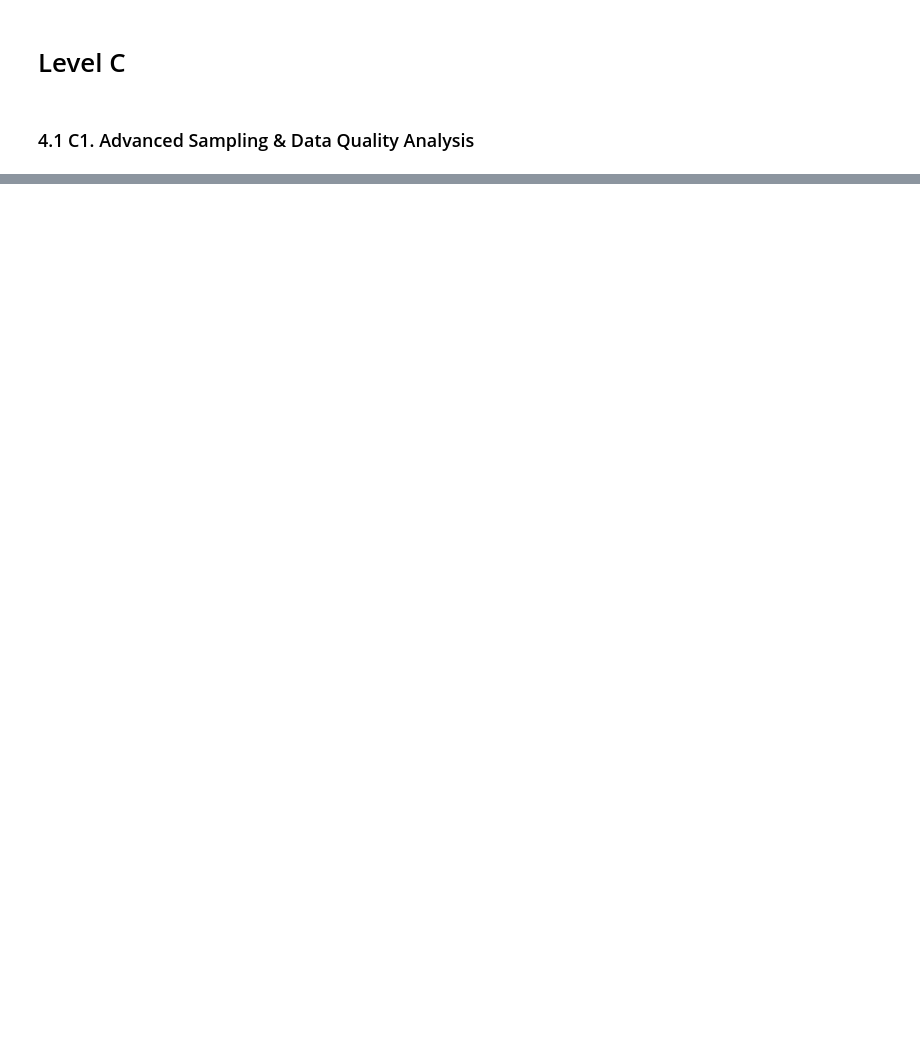
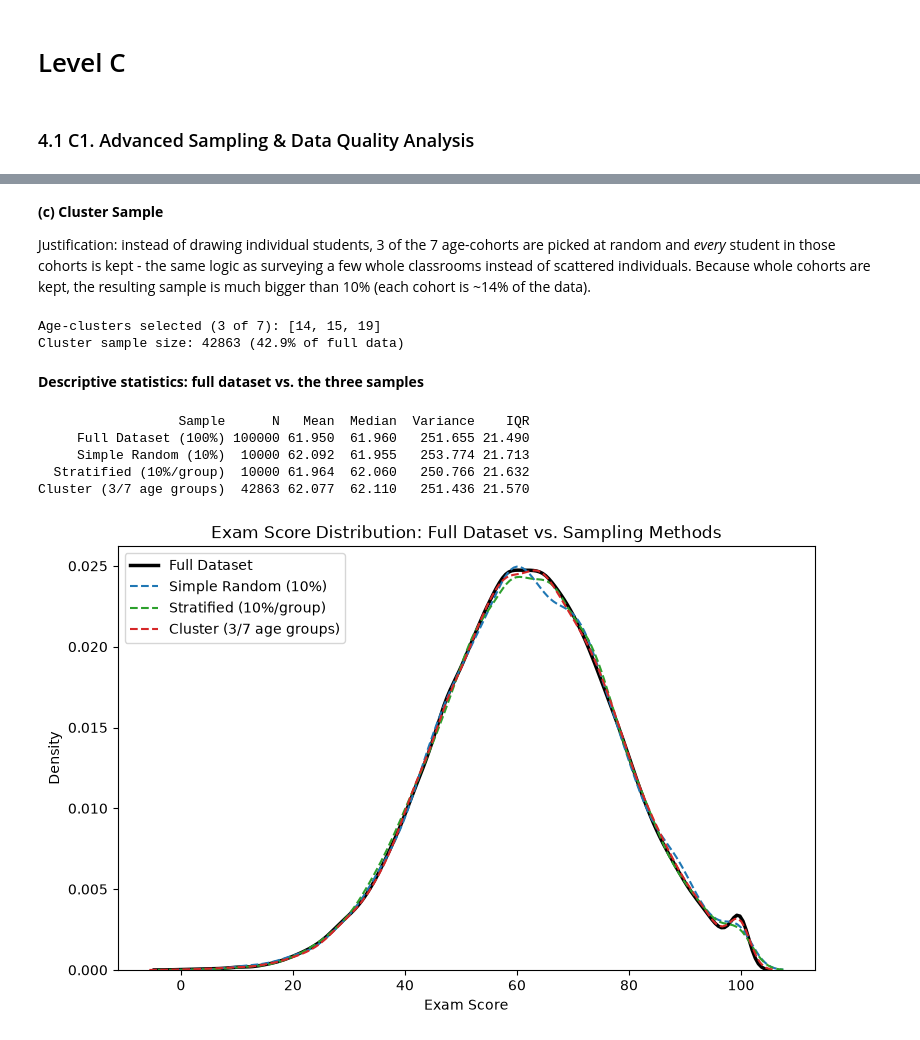
Before and after one commit to Castiel06m/machine_learning_practice, a Jupyter notebook: sis.ipynb, the cells around one changed output, grey strips where cells are left out. Drawn from its saved outputs; the diff is of its cells as text; code cells hidden in the pictures; blank space fills up the shorter version.

```diff
--- a/SIS1.ipynb
+++ b/sis.ipynb
@@ -654,0 +659,5 @@ The left plot uses just 2 of the 11 raw features (alcohol vs. volatile acidity)
+# %%
+df_students = pd.read_csv('./datasets/student_exam_performance.csv')
+
+print("INFORMATION OF DataSet\n")
+df_students.info()
@@ -654,0 +776,3 @@ The left plot uses just 2 of the 11 raw features (alcohol vs. volatile acidity)
+# %%
+srs = df_students.sample(frac=0.10, random_state=42)
+print("Simple random sample size:", len(srs), f"({len(srs)/len(df_students)*100:.1f}% of full data)")
@@ -654,0 +783,7 @@ The left plot uses just 2 of the 11 raw features (alcohol vs. volatile acidity)
+# %%
+strat = df_students.groupby('family_income', group_keys=False)[df_students.columns].apply(
+    lambda x: x.sample(frac=0.10, random_state=42)
+)
+print("Stratified sample size:", len(strat), f"({len(strat)/len(df_students)*100:.1f}% of full data)\n")
+print("family_income distribution inside stratified sample (%):")
+print((strat['family_income'].value_counts(normalize=True) * 100).round(2))
@@ -654,0 +801,44 @@ The left plot uses just 2 of the 11 raw features (alcohol vs. volatile acidity)
+# %% [markdown]
+**(c) Cluster Sample**
+
+Justification: instead of drawing individual students, 3 of the 7 age-cohorts are picked at random and *every* student in those cohorts is kept - the same logic as surveying a few whole classrooms instead of scattered individuals. Because whole cohorts are kept, the resulting sample is much bigger than 10% (each cohort is ~14% of the data).
+# %%
+np.random.seed(42)
+all_ages = sorted(df_students['age'].unique())
+selected_ages = np.random.choice(all_ages, size=3, replace=False)
+cluster = df_students[df_students['age'].isin(selected_ages)]
+
+print("Age-clusters selected (3 of 7):", sorted(selected_ages.tolist()))
+print("Cluster sample size:", len(cluster), f"({len(cluster)/len(df_students)*100:.1f}% of full data)")
+# %% [output]
+Age-clusters selected (3 of 7): [14, 15, 19]
+Cluster sample size: 42863 (42.9% of full data)
+# %% [markdown]
+**Descriptive statistics: full dataset vs. the three samples**
+# %%
+comparison = pd.DataFrame([
+    describe_sample(df_students, 'Full Dataset (100%)'),
+    describe_sample(srs, 'Simple Random (10%)'),
+    describe_sample(strat, 'Stratified (10%/group)'),
+    describe_sample(cluster, 'Cluster (3/7 age groups)')
+])
+print(comparison.to_string(index=False))
+# %% [output]
+                  Sample      N   Mean  Median  Variance    IQR
+     Full Dataset (100%) 100000 61.950  61.960   251.655 21.490
+     Simple Random (10%)  10000 62.092  61.955   253.774 21.713
+  Stratified (10%/group)  10000 61.964  62.060   250.766 21.632
+Cluster (3/7 age groups)  42863 62.077  62.110   251.436 21.570
+# %%
+plt.figure(figsize=(9, 5.5))
+sns.kdeplot(df_students['exam_score'], label='Full Dataset', color='black', linewidth=2.5)
+sns.kdeplot(srs['exam_score'], label='Simple Random (10%)', color='tab:blue', linestyle='--')
+sns.kdeplot(strat['exam_score'], label='Stratified (10%/group)', color='tab:green', linestyle='--')
+sns.kdeplot(cluster['exam_score'], label='Cluster (3/7 age groups)', color='tab:red', linestyle='--')
+plt.title('Exam Score Distribution: Full Dataset vs. Sampling Methods')
+plt.xlabel('Exam Score')
+plt.ylabel('Density')
+plt.legend()
+plt.show()
+# %% [output]
+[figure, added]
```
Also changed, not shown: parts of 24 cells of this notebook.
